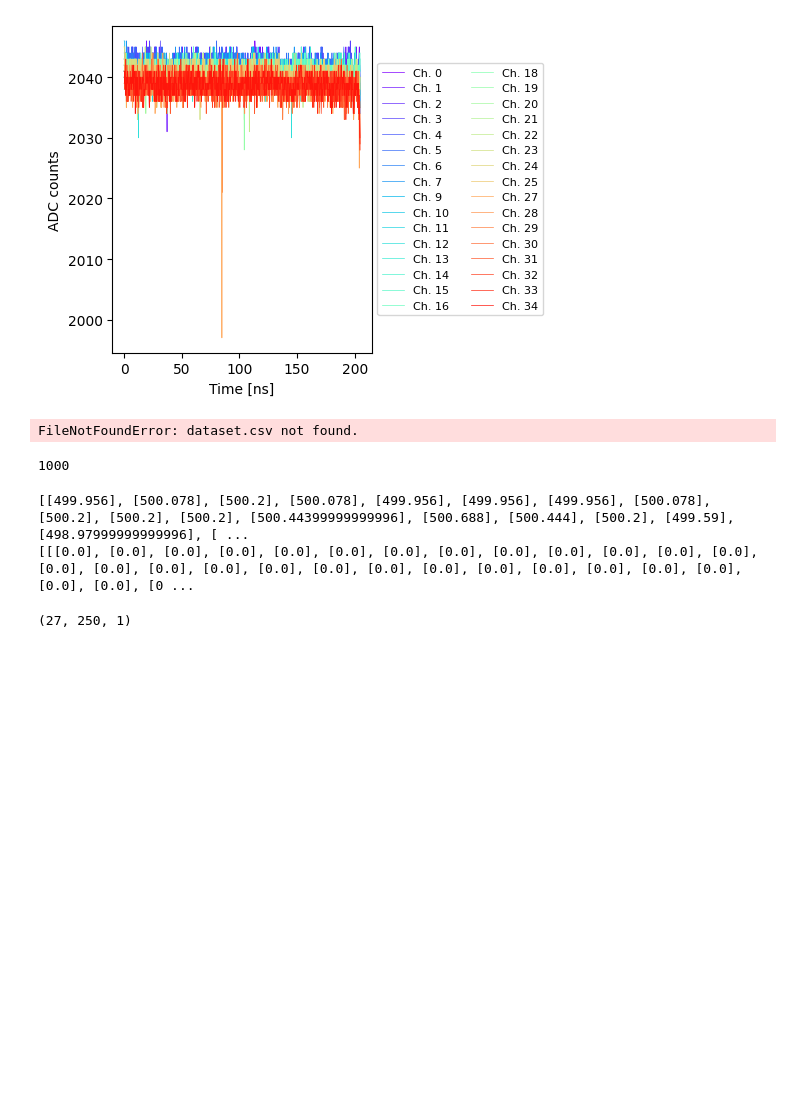
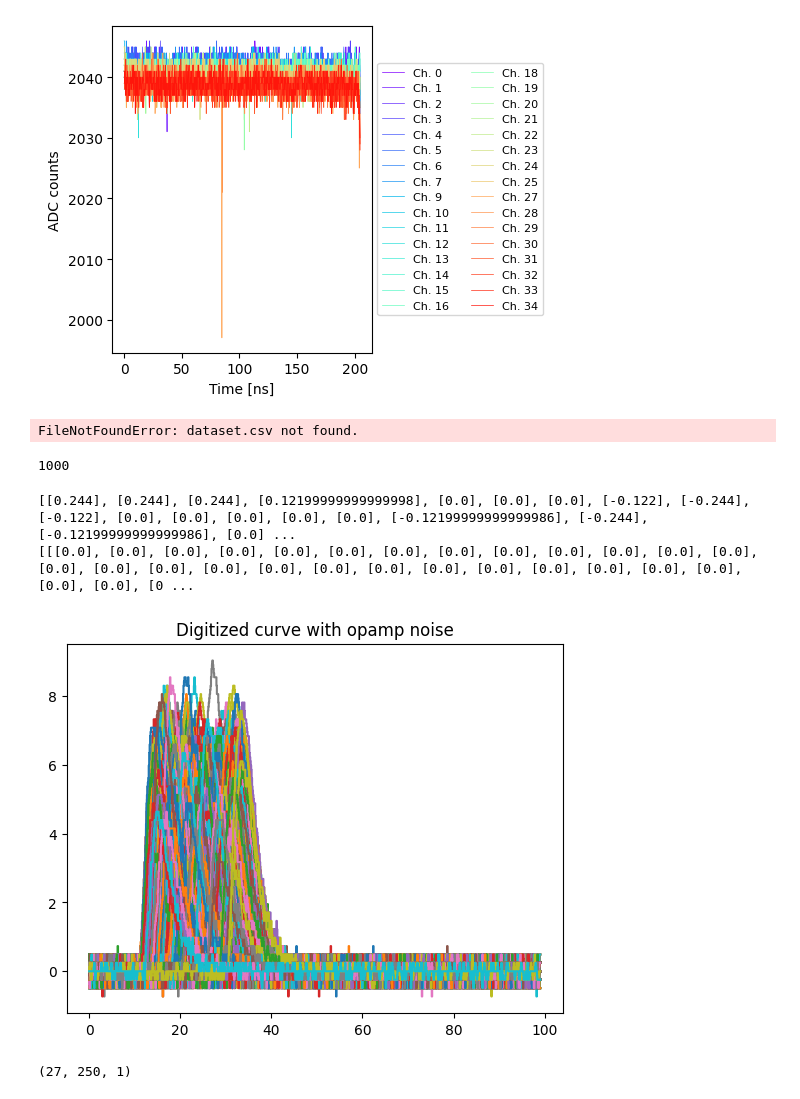
Before and after one commit to Masoomas98/UNetWaveDeform, a Jupyter notebook: Software/Codes/Waveform generation.ipynb, the cells around one changed output. Cells and saved outputs as stored; diff of their text form; code cells hidden in the pictures; blank space fills up the shorter version.

```diff
--- a/Software/Codes/Waveform generation.ipynb
+++ b/Software/Codes/Waveform generation.ipynb
@@ -172,39 +172,40 @@ for i in range(n_waveforms):
 
     op_amp_noise = np.random.normal(0,0.09454,len(t)) #opamp different noise for every waveform
 
-    #digitizer_noise = np.random.normal(0,rms_noise,len(t)) # Need to take from real data.
-    digitizer_noise = get_noise(len(t),step)
+    digitizer_noise = np.random.normal(0,rms_noise,len(t)) # Need to take from real data.
+   # digitizer_noise = get_noise(len(t),step)
     waveform_wnoise = SER_waveform+op_amp_noise+digitizer_noise
     dig_waveform_wnoise = []
     dig_time = []
     for i in np.arange(0,time_window_size_ns*divs_per_ns,divs_per_ns/samples_per_ns):
         dig_waveform_wnoise.append(round_nearest(waveform_wnoise[int(i)]))
         dig_time.append(t[int(i)])
 
     #dig_waveforms_wnoise.append(dig_waveform_wnoise) # This is fake data.
 
     # Interpolate to precision level
     interp_waveform_wnoise = np.interp(t,dig_time,dig_waveform_wnoise)
     interp_waveform_wnoise = [[j] for j in interp_waveform_wnoise]
 
     waveforms_wnoise.append(interp_waveform_wnoise)
 
 
 print(waveforms_wnoise[0])
 print(voltage[0])
 np.save('Data/labels.npy',SER_timebins)
 np.save('Data/data.npy',waveforms_wnoise)
 np.save('Data/Voltages', voltage)
 
 for i in range(len(waveforms_wnoise)):
 
     plt.step(t,waveforms_wnoise[i])
     plt.title("Digitized curve with opamp noise")
 plt.show()
 # %% [output]
 1000
-[[499.956], [500.078], [500.2], [500.078], [499.956], [499.956], [499.956], [500.078], [500.2], [500.2], [500.2], [500.44399999999996], [500.688], [500.444], [500.2], [499.59], [498.97999999999996], [ ...
+[[0.244], [0.244], [0.244], [0.12199999999999998], [0.0], [0.0], [0.0], [-0.122], [-0.244], [-0.122], [0.0], [0.0], [0.0], [0.0], [0.0], [-0.12199999999999986], [-0.244], [-0.12199999999999986], [0.0] ...
 [[[0.0], [0.0], [0.0], [0.0], [0.0], [0.0], [0.0], [0.0], [0.0], [0.0], [0.0], [0.0], [0.0], [0.0], [0.0], [0.0], [0.0], [0.0], [0.0], [0.0], [0.0], [0.0], [0.0], [0.0], [0.0], [0.0], [0.0], [0.0], [0 ...
+[figure, added]
 # %%
 n_samples = 1000                          #how many points u want
 divs = 20                                 # how close together the points should be. "gives sampling rate"
```
Also changed, not shown: 5 other files.
